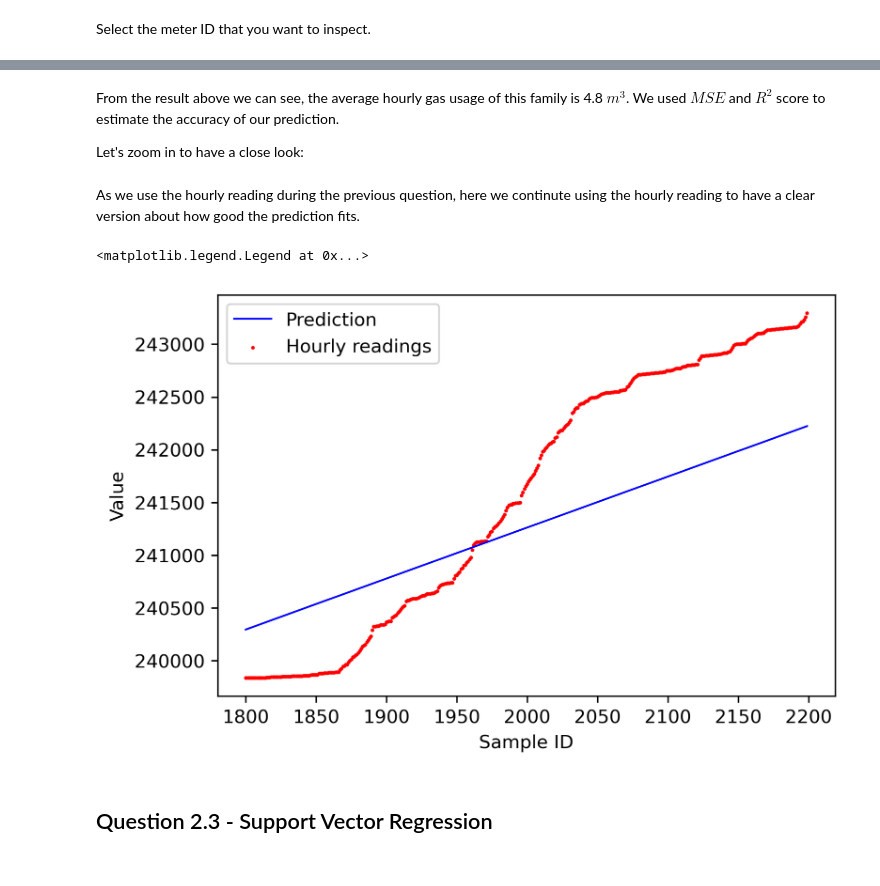
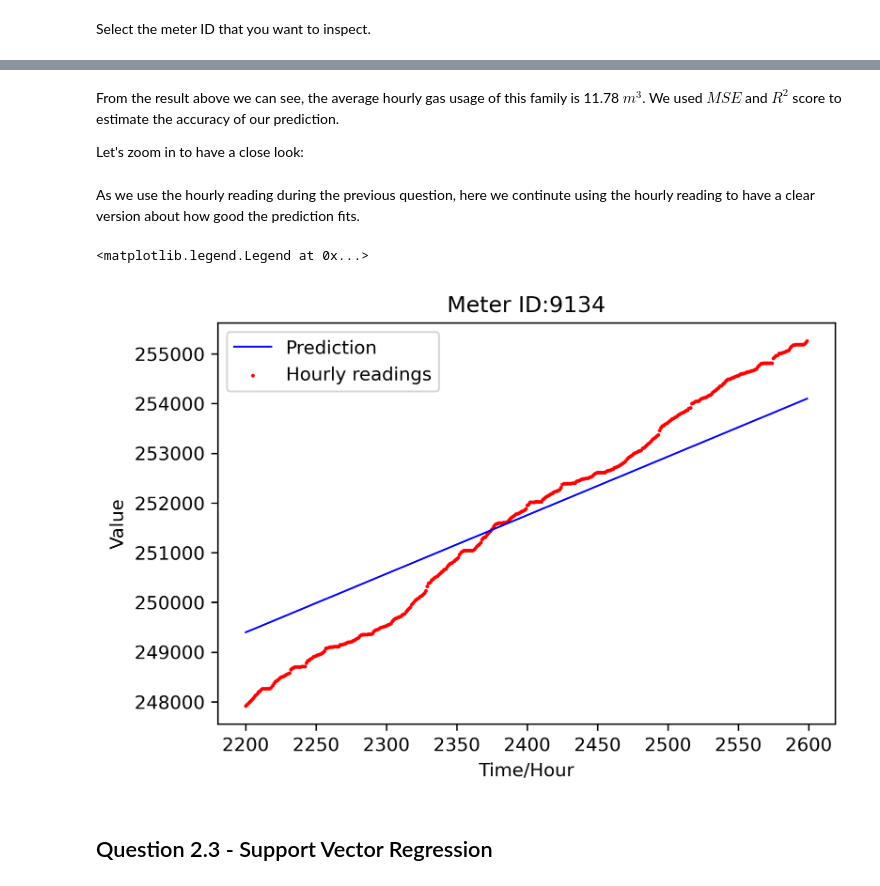
Before and after one commit to felixnie/EE4211-Project, a Jupyter notebook: Question2.ipynb, the cells around one changed output, grey strips where cells are left out. Saved outputs shown, nothing was run; the diff lists cells and outputs as text; code cells hidden in the pictures.

Commit message:
Added label Revised the section duration

```diff
--- a/Question2.ipynb
+++ b/Question2.ipynb
@@ -159,20 +160,21 @@ Coefficient of determination: 0.97
 # %% [markdown]
-From the result above we can see, the average hourly gas usage of this family is 4.8 $m^3$. We used $MSE$ and $R^2$ score to estimate the accuracy of our prediction.
+From the result above we can see, the average hourly gas usage of this family is 11.78 $m^3$. We used $MSE$ and $R^2$ score to estimate the accuracy of our prediction.
 
 Let's zoom in to have a close look:
 # %%
-section = np.arange(1800, 2200)
+section = np.arange(2200, 2600)
 # %% [markdown]
 As we use the hourly reading during the previous question, here we continute using the hourly reading to have a clear version about how good the prediction fits.
 # %%
 plt.scatter(x[section], y[section],  color='red', s=1)
 plt.plot(x[section], y_pred[section], color='blue', linewidth=1)
-plt.xlabel('Sample ID')
+plt.xlabel('Time/Hour')
 plt.ylabel('Value')
+plt.title('Meter ID:' + str(key))
 plt.legend(['Prediction', 'Hourly readings'], loc='best')
 # %% [output]
 <matplotlib.legend.Legend at 0x...>
-[figure, old version]
+[figure, new version]
 # %% [markdown]
 ## Question 2.3 - Support Vector Regression
 # %% [markdown]
```
Also changed, not shown: parts of 10 cells of this notebook.
